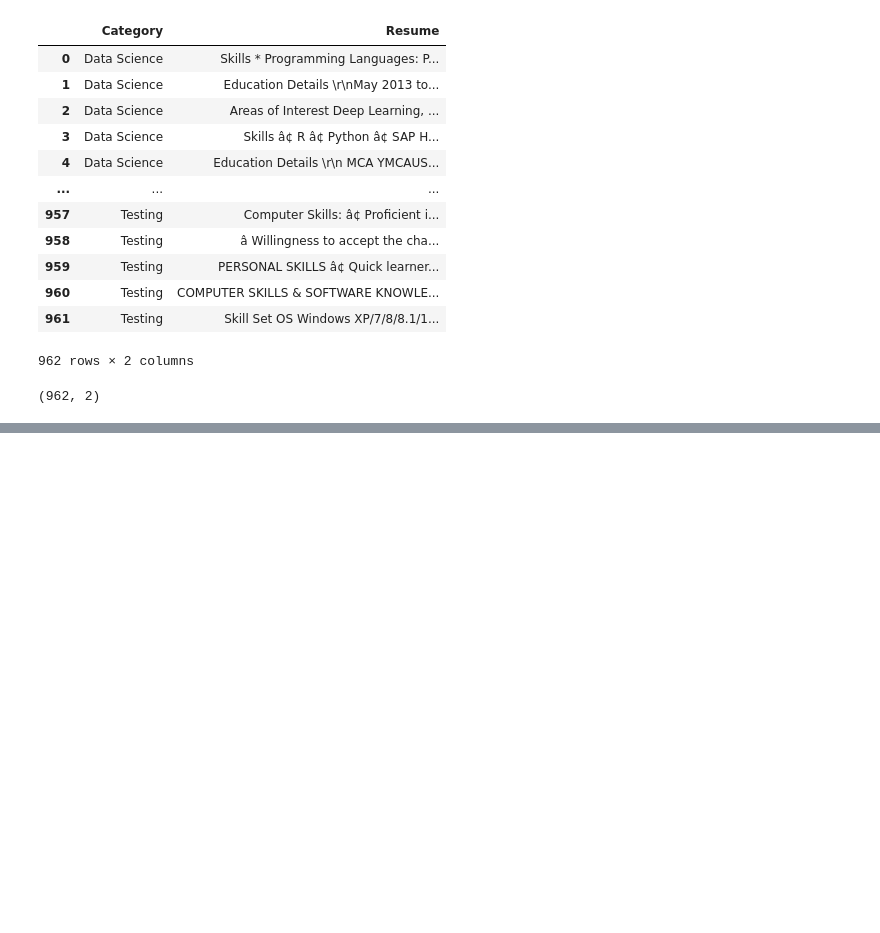
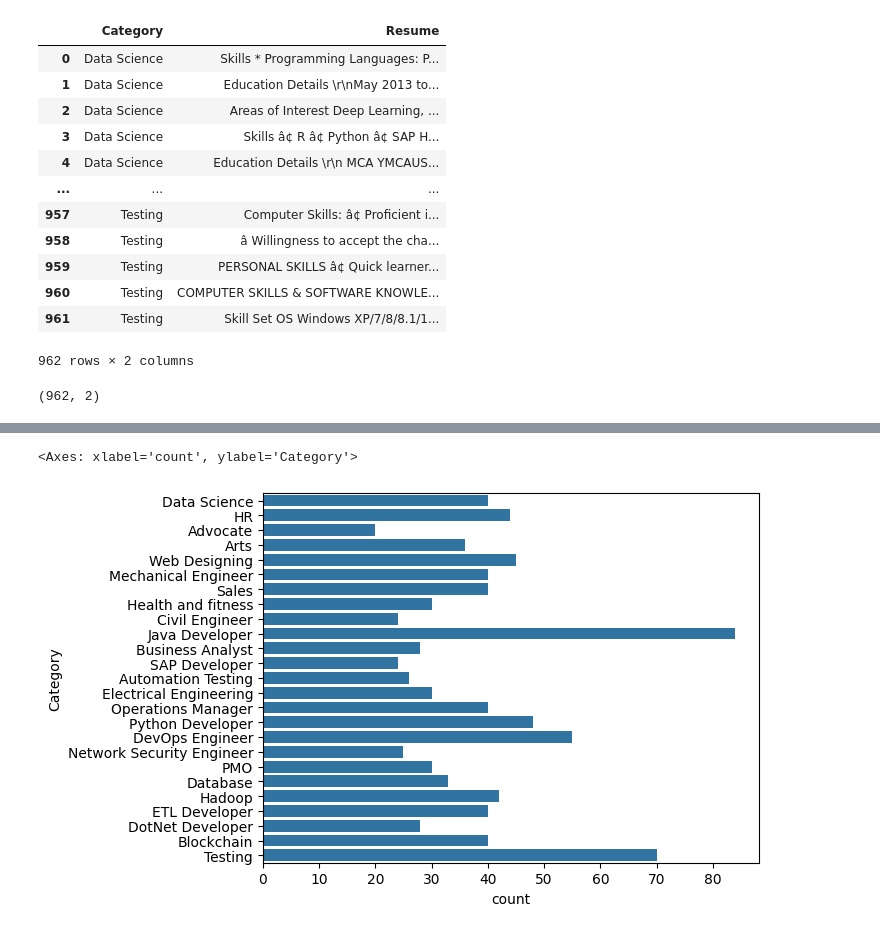
Before and after one commit to Amanat1599/Resume-Analyser-NLP-project, a Jupyter notebook: Resume_code.ipynb, the cells around one changed output, grey strips where cells are left out. Drawn from its saved outputs; the diff is of its cells as text; code cells hidden in the pictures; blank space fills up the shorter version.

Commit message:
plot_data

```diff
--- a/Resume_code.ipynb
+++ b/Resume_code.ipynb
@@ -26,0 +48,5 @@ df.shape
+# %%
+sns.countplot(df["Category"])
+# %% [output]
+<Axes: xlabel='count', ylabel='Category'>
+[figure, added]
```
Also changed, not shown: parts of 4 cells of this notebook, 1 other file.
